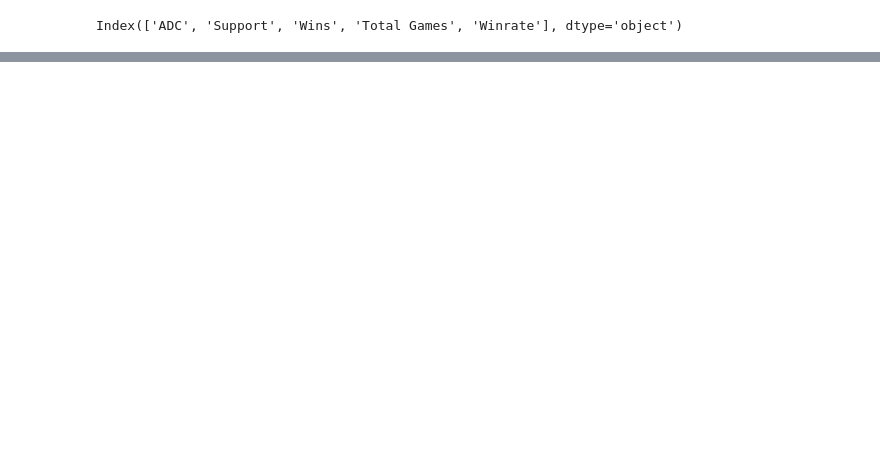
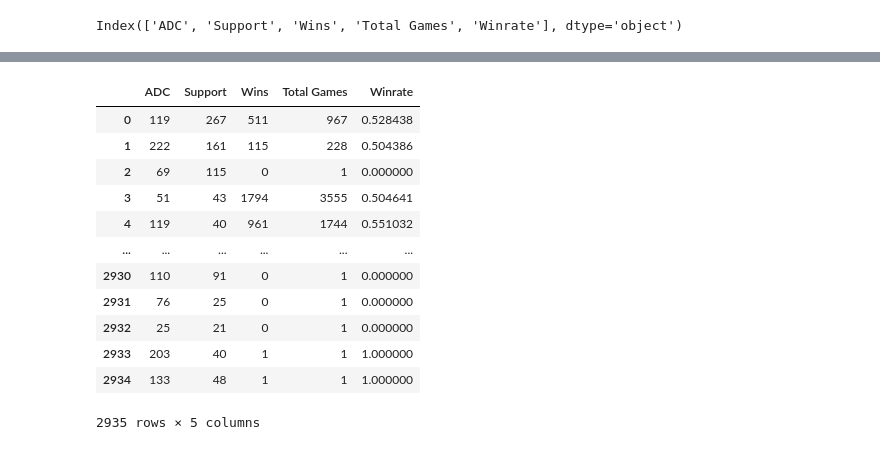
Before and after one commit to froguro/CSE158-Assignment2, a Jupyter notebook: Model.ipynb, the cells around one changed output, grey strips where cells are left out. Drawn from its saved outputs; the diff is of its cells as text; code cells hidden in the pictures; blank space fills up the shorter version.

```diff
--- a/Model.ipynb
+++ b/Model.ipynb
@@ -309,0 +493,24 @@ X_test
+# %%
+y_pred = model.predict(X_test)
+
+winrate_data_path = 'adc_support_duos_with_winrate.csv'
+winrate_data = pd.read_csv(winrate_data_path)
+
+# Step 4: Prepare Recommendations and Compare with Winrates
+test_set_with_predictions = X_test.copy()
+test_set_with_predictions['predicted_support'] = y_pred
+test_set_with_predictions['adc_champion'] = X_test['championid']  # Assuming `championid` is the ADC column
+
+# Update the merge to use the correct column names
+test_set_with_predictions = test_set_with_predictions.merge(
+    winrate_data[['ADC', 'Support', 'Winrate']],
+    left_on=['adc_champion', 'predicted_support'],
+    right_on=['ADC', 'Support'],
+    how='left'
+)
+
+# Calculate the average win rate of the recommendations
+average_winrate = test_set_with_predictions['Winrate'].mean()
+
+# Output the result
+print(f"Average Win Rate of Recommended Duos: {average_winrate:.2%}")
@@ -309,0 +598,16 @@ X_test
+# %%
+winrate_data
+# %% [output]
+|  | ADC | Support | Wins | Total Games | Winrate |
+| 0 | 119 | 267 | 511 | 967 | 0.528438 |
+| 1 | 222 | 161 | 115 | 228 | 0.504386 |
+| 2 | 69 | 115 | 0 | 1 | 0.000000 |
+| 3 | 51 | 43 | 1794 | 3555 | 0.504641 |
+| 4 | 119 | 40 | 961 | 1744 | 0.551032 |
+| ... | ... | ... | ... | ... | ... |
+| 2930 | 110 | 91 | 0 | 1 | 0.000000 |
+| 2931 | 76 | 25 | 0 | 1 | 0.000000 |
+| 2932 | 25 | 21 | 0 | 1 | 0.000000 |
+| 2933 | 203 | 40 | 1 | 1 | 1.000000 |
+| 2934 | 133 | 48 | 1 | 1 | 1.000000 |
+2935 rows × 5 columns
```
Also changed, not shown: parts of 27 cells of this notebook, 9 other files.
